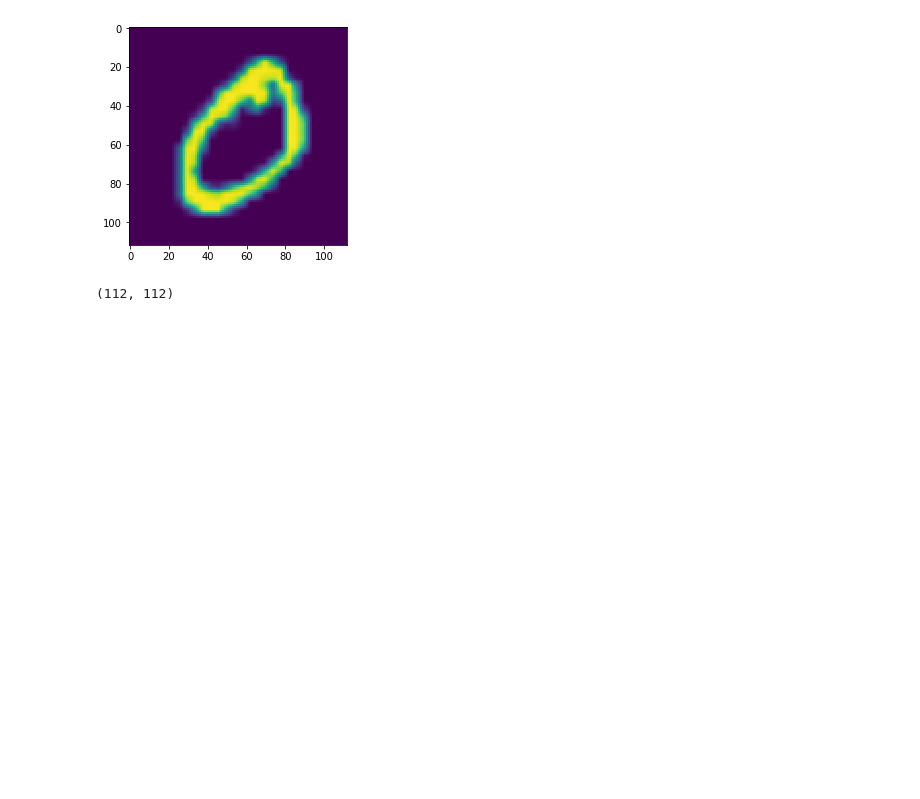
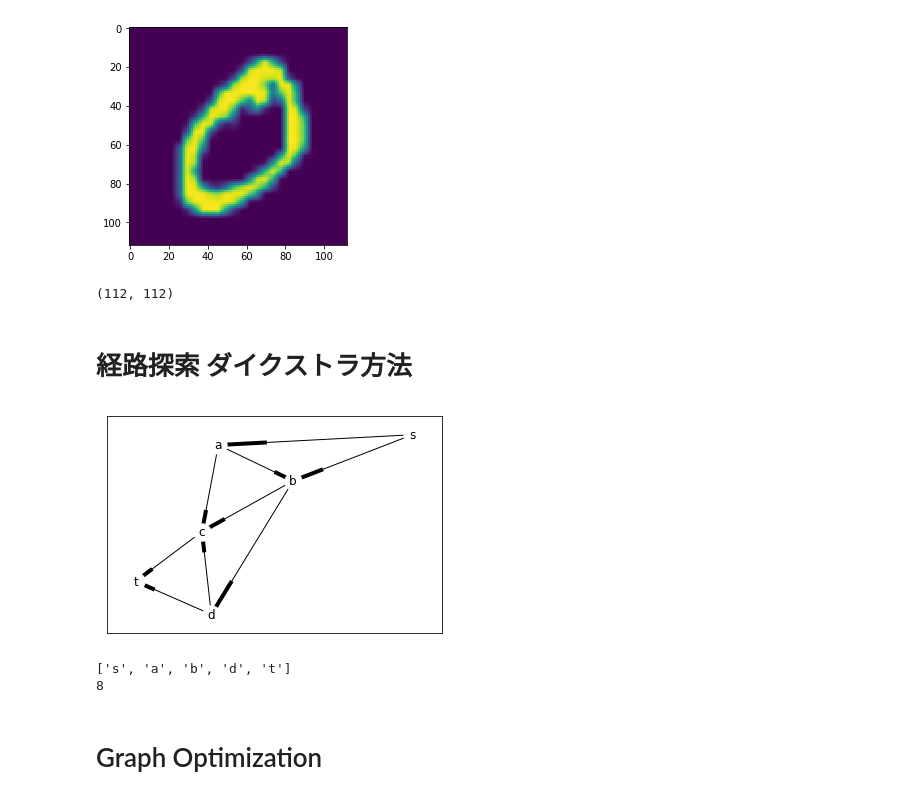
Before and after one commit to miyamotok0105/python_sample, a Jupyter notebook: networkx_sample/Tutorial_ NetworkX_2.1.ipynb, the cells around one changed output. Cells and saved outputs as stored; diff of their text form; code cells hidden in the pictures; blank space fills up the shorter version.

Commit message:
update networkx

```diff
--- a/networkx_sample/Tutorial_ NetworkX_2.1.ipynb
+++ b/networkx_sample/Tutorial_ NetworkX_2.1.ipynb
@@ -354,0 +351,2 @@ for n1, n2 in nx.edge_dfs(graph):
+# %% [markdown]
+# 経路探索 ダイクストラ方法
@@ -354,0 +357,35 @@ for n1, n2 in nx.edge_dfs(graph):
+# %%
+graph = nx.DiGraph()
+# ノードを追加する
+graph.add_node('s')
+graph.add_node('a')
+graph.add_node('b')
+graph.add_node('c')
+graph.add_node('d')
+graph.add_node('t')
+# ノード間をエッジでつなぐ
+graph.add_edge('s', 'a', weight=2)
+graph.add_edge('s', 'b', weight=5)
+graph.add_edge('a', 'b', weight=2)
+graph.add_edge('a', 'c', weight=5)
+graph.add_edge('b', 'c', weight=4)
+graph.add_edge('b', 'd', weight=2)
+graph.add_edge('c', 't', weight=7)
+graph.add_edge('d', 'c', weight=5)
+graph.add_edge('d', 't', weight=2)
+# %%
+nx.draw_networkx(graph, node_color='w')
+plt.gca().xaxis.set_visible(False)
+plt.gca().yaxis.set_visible(False)
+plt.show()
+# %% [output]
+[figure, added]
+# %%
+# ノード s から t までの最短経路をダイクストラ法で探す
+print(nx.dijkstra_path(graph, 's', 't'))
+print(nx.dijkstra_path_length(graph, 's', 't'))
+# %% [output]
+['s', 'a', 'b', 'd', 't']
+8
+# %% [markdown]
+# Graph Optimization
```
Also changed, not shown: parts of 4 cells of this notebook, 1 other file.
